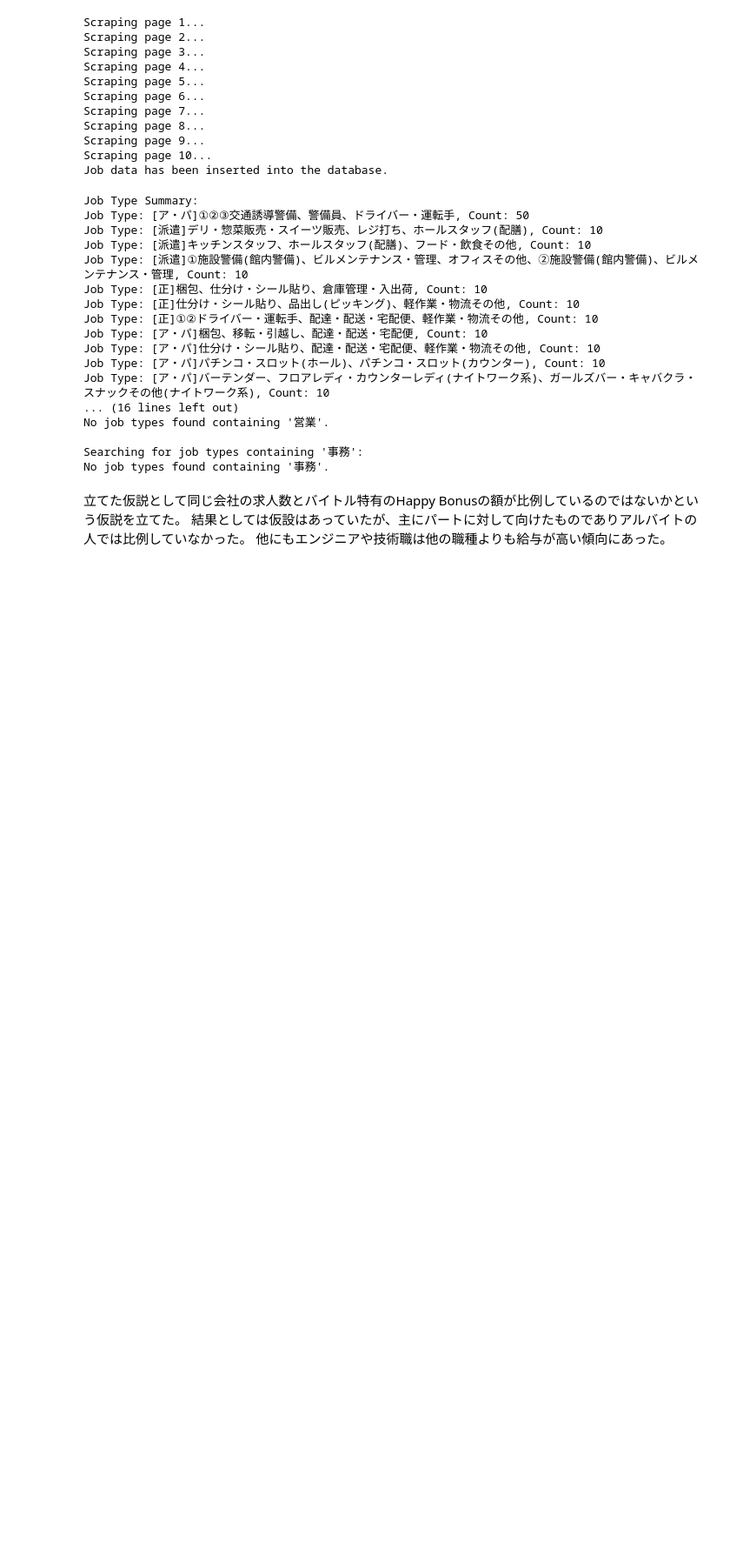
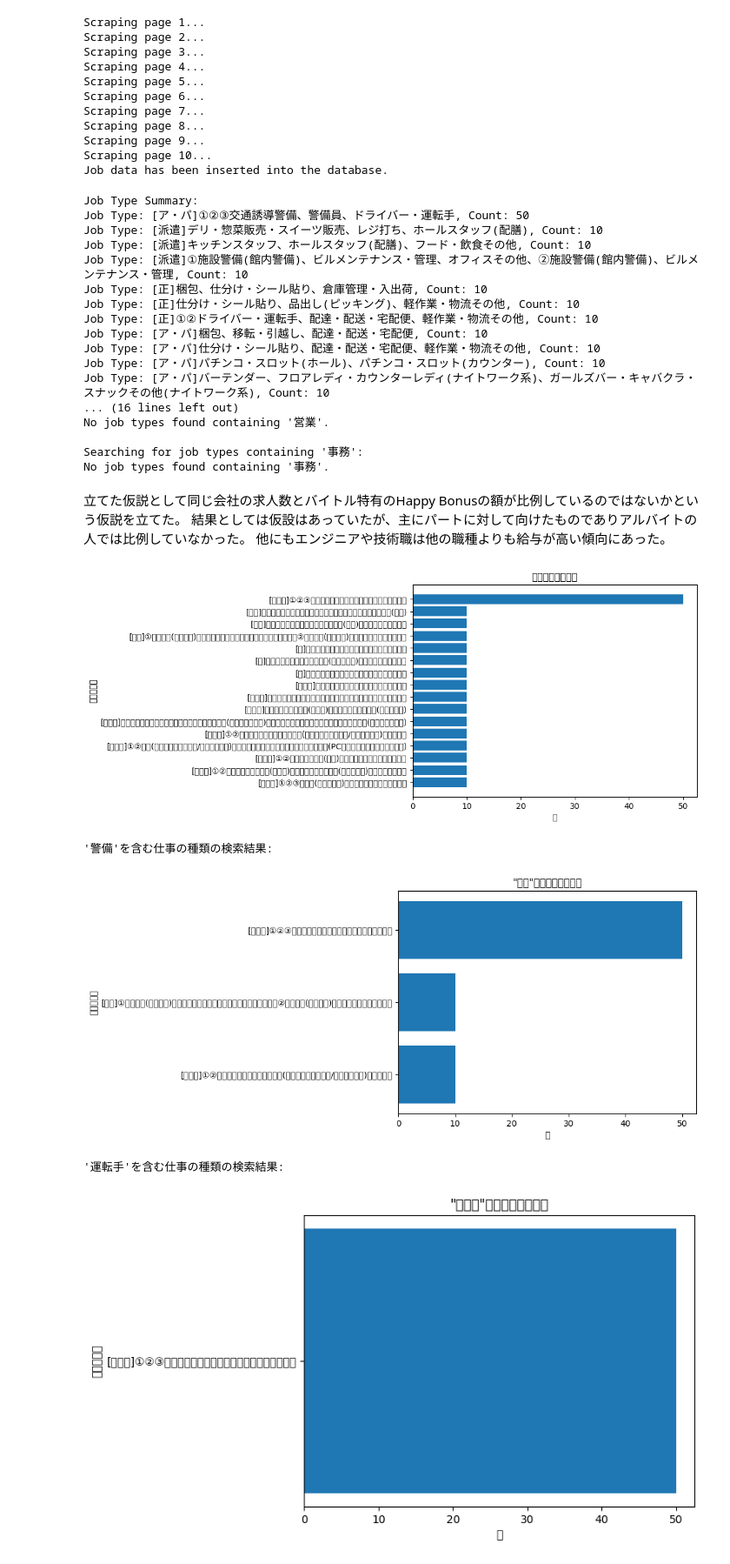
Before and after one commit to s2422030/santa, a Jupyter notebook: dsprog sk2.ipynb, the cells around one changed output. Shown at 87% size. Saved outputs shown, nothing was run; the diff lists cells and outputs as text; code cells hidden in the pictures; blank space fills up the shorter version.

```diff
--- a/dsprog sk2.ipynb
+++ b/dsprog sk2.ipynb
@@ -280,3 +280,76 @@ No job types found containing '事務'.
 立てた仮説として同じ会社の求人数とバイトル特有のHappy Bonusの額が比例しているのではないかという仮説を立てた。
 結果としては仮設はあっていたが、主にパートに対して向けたものでありアルバイトの人では比例していなかった。
 他にもエンジニアや技術職は他の職種よりも給与が高い傾向にあった。
+# %%
+import sqlite3
+import matplotlib.pyplot as plt
+
+
+# SQLiteデータベースファイルのパス
+db_file = 'jobs.db'
+# データベース接続
+conn = sqlite3.connect(db_file)
+cursor = conn.cursor()
+
+# job_type_details別の総数を取得（LIKE演算子を使って類似文字列も扱う）
+cursor.execute('''
+SELECT job_type_details, COUNT(*) AS job_count
+FROM jobs
+GROUP BY job_type_details
+ORDER BY job_count DESC
+''')
+# 結果の取得と表示
+job_type_details = cursor.fetchall()
+
+# データを棒グラフ用に整形
+job_types = [row[0] for row in job_type_details]
+job_counts = [row[1] for row in job_type_details]
+
+# 棒グラフをプロット
+fig, ax = plt.subplots()
+ax.barh(job_types, job_counts)
+ax.set_xlabel('数')
+ax.set_ylabel('仕事の種類')
+ax.set_title('仕事の種類の概要')
+ax.invert_yaxis()  # 上位の結果が上に表示されるように反転
+
+plt.show()
+
+# 複数の部分文字列を検索して類似の文字列を表示
+keywords = ['警備', '運転手', '営業', '事務']  # 類似文字列のキーワード
+
+for keyword in keywords:
+    print(f"\n'{keyword}'を含む仕事の種類の検索結果:")
+    cursor.execute(f'''
+    SELECT job_type_details, COUNT(*) AS job_count
+    FROM jobs
+    WHERE job_type_details LIKE ?
+    GROUP BY job_type_details
+    ORDER BY job_count DESC
+    ''', ('%' + keyword + '%',))
+    similar_job_type_details = cursor.fetchall()
+
+    # 結果の表示
+    if similar_job_type_details:
+        job_types = [row[0] for row in similar_job_type_details]
+        job_counts = [row[1] for row in similar_job_type_details]
+
+        fig, ax = plt.subplots()
+        ax.barh(job_types, job_counts)
+        ax.set_xlabel('数')
+        ax.set_ylabel('仕事の種類')
+        ax.set_title(f'"{keyword}"を含む仕事の種類')
+        ax.invert_yaxis()  # 上位の結果が上に表示されるように反転
+
+        plt.show()
+    else:
+        print(f"'{keyword}'を含む仕事の種類は見つかりませんでした。")
+
+# DB接続を閉じる
+conn.close()
+# %% [output]
+[figure, added]
+'警備'を含む仕事の種類の検索結果:
+[figure, added]
+'運転手'を含む仕事の種類の検索結果:
+[figure, added]
```
Also changed, not shown: parts of 2 cells of this notebook.
